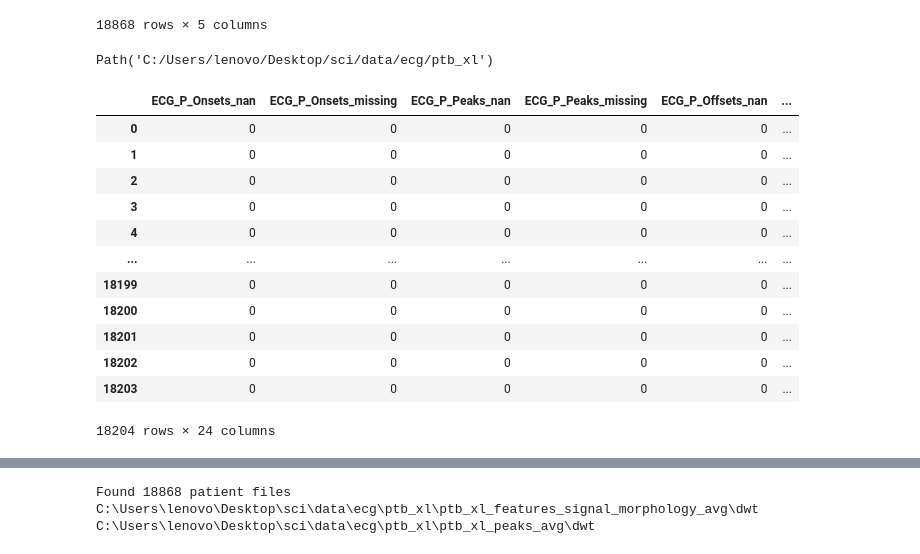
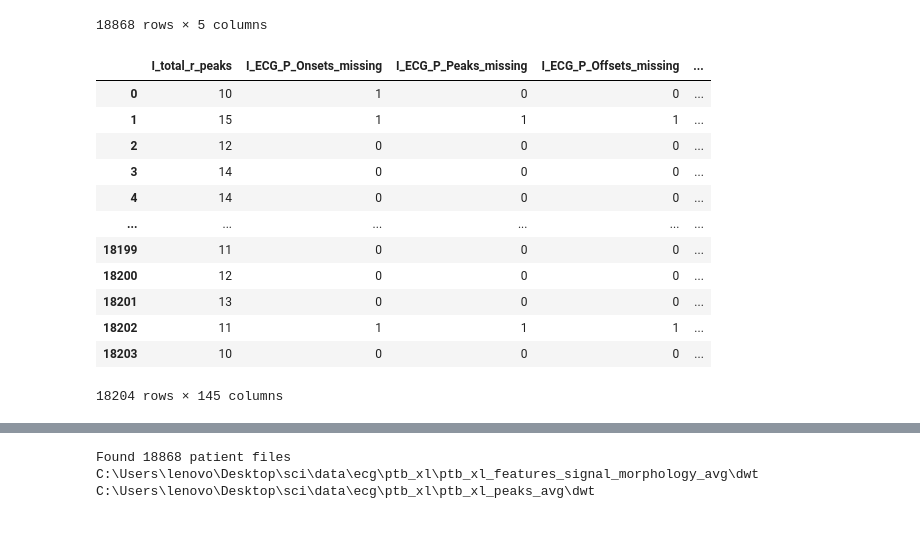
Before and after one commit to enot9910/heart-age, a Jupyter notebook: src/heart-age/ecg_features_extract.ipynb, the cells around one changed output, grey strips where cells are left out. Drawn from its saved outputs; the diff is of its cells as text; code cells hidden in the pictures.

```diff
--- a/src/heart-age/ecg_features copy.ipynb
+++ b/src/heart-age/ecg_features_extract.ipynb
@@ -42,7 +41,8 @@ data_dir, data_dir.exists()
 # %% [output]
 (Path('C:/Users/lenovo/Desktop/sci/data/ecg'), True)
 # %%
-path_to_zip=data_dir / 'ptb_xl'
+dataset = 'ptb_xl'
+path_to_zip=data_dir / dataset
 frequency = 500
 
 channel_names = ['I', 'II', 'III', 'aVR', 'aVL', 'aVF', 'V1', 'V2', 'V3', 'V4', 'V5', 'V6']
@@ -272,23 +228,21 @@ extract_subjects_info(processed_dir=path_to_zip/'ptb_xl_npz', npz_files=None)
 | 18866 | 9998 | 0.0 | ecg_9998.npz | 87 | 0 |
 | 18867 | 9999 | 1.0 | ecg_9999.npz | 65 | 0 |
 18868 rows × 5 columns
-# %%
-path_to_zip
-# %% [output]
-Path('C:/Users/lenovo/Desktop/sci/data/ecg/ptb_xl')
 # %%
-get_waves_quality_stats(processed_dir=path_to_zip)
+info_wave_peaks = get_waves_quality_stats(processed_dir=path_to_zip)
-# %% [output]
-|  | ECG_P_Onsets_nan | ECG_P_Onsets_missing | ECG_P_Peaks_nan | ECG_P_Peaks_missing | ECG_P_Offsets_nan | ... |
-| 0 | 0 | 0 | 0 | 0 | 0 | ... |
-| 1 | 0 | 0 | 0 | 0 | 0 | ... |
-| 2 | 0 | 0 | 0 | 0 | 0 | ... |
-| 3 | 0 | 0 | 0 | 0 | 0 | ... |
-| 4 | 0 | 0 | 0 | 0 | 0 | ... |
-| ... | ... | ... | ... | ... | ... | ... |
-| 18199 | 0 | 0 | 0 | 0 | 0 | ... |
-| 18200 | 0 | 0 | 0 | 0 | 0 | ... |
-| 18201 | 0 | 0 | 0 | 0 | 0 | ... |
-| 18202 | 0 | 0 | 0 | 0 | 0 | ... |
-| 18203 | 0 | 0 | 0 | 0 | 0 | ... |
-18204 rows × 24 columns
+# %%
+info_wave_peaks
+# %% [output]
+|  | I_total_r_peaks | I_ECG_P_Onsets_missing | I_ECG_P_Peaks_missing | I_ECG_P_Offsets_missing | ... |
+| 0 | 10 | 1 | 0 | 0 | ... |
+| 1 | 15 | 1 | 1 | 1 | ... |
+| 2 | 12 | 0 | 0 | 0 | ... |
+| 3 | 14 | 0 | 0 | 0 | ... |
+| 4 | 14 | 0 | 0 | 0 | ... |
+| ... | ... | ... | ... | ... | ... |
+| 18199 | 11 | 0 | 0 | 0 | ... |
+| 18200 | 12 | 0 | 0 | 0 | ... |
+| 18201 | 13 | 0 | 0 | 0 | ... |
+| 18202 | 11 | 1 | 1 | 1 | ... |
+| 18203 | 10 | 0 | 0 | 0 | ... |
+18204 rows × 145 columns
```
Also changed, not shown: parts of 16 cells of this notebook.
